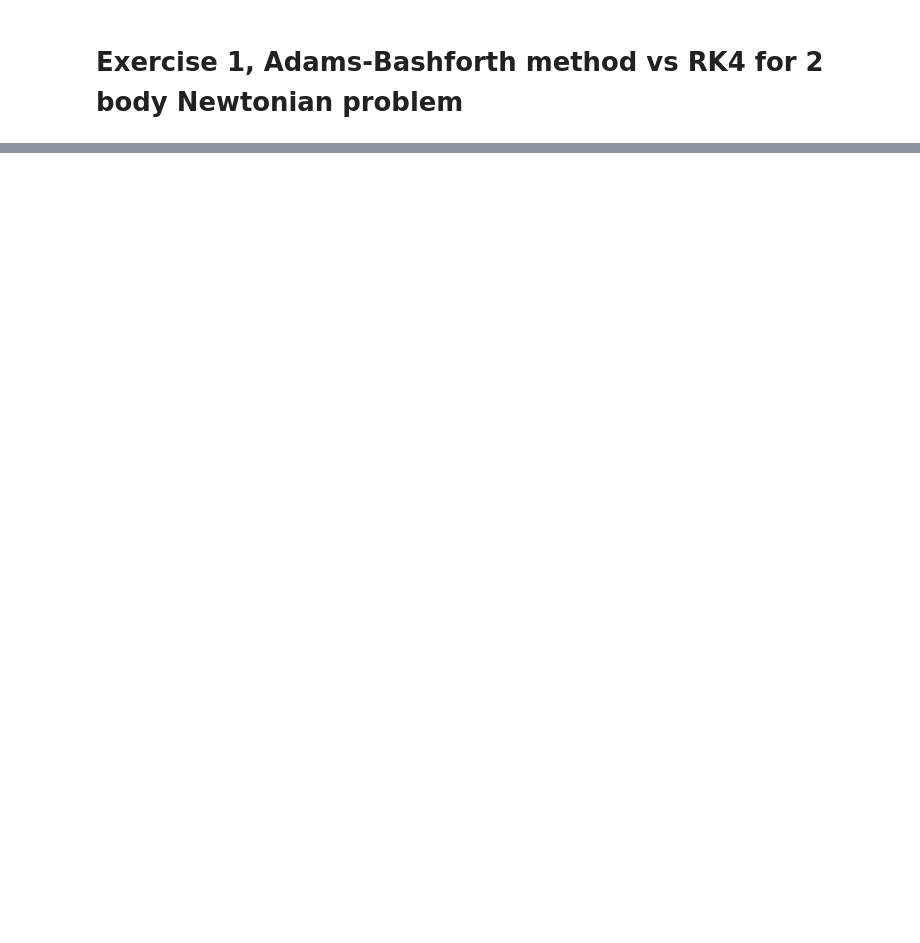
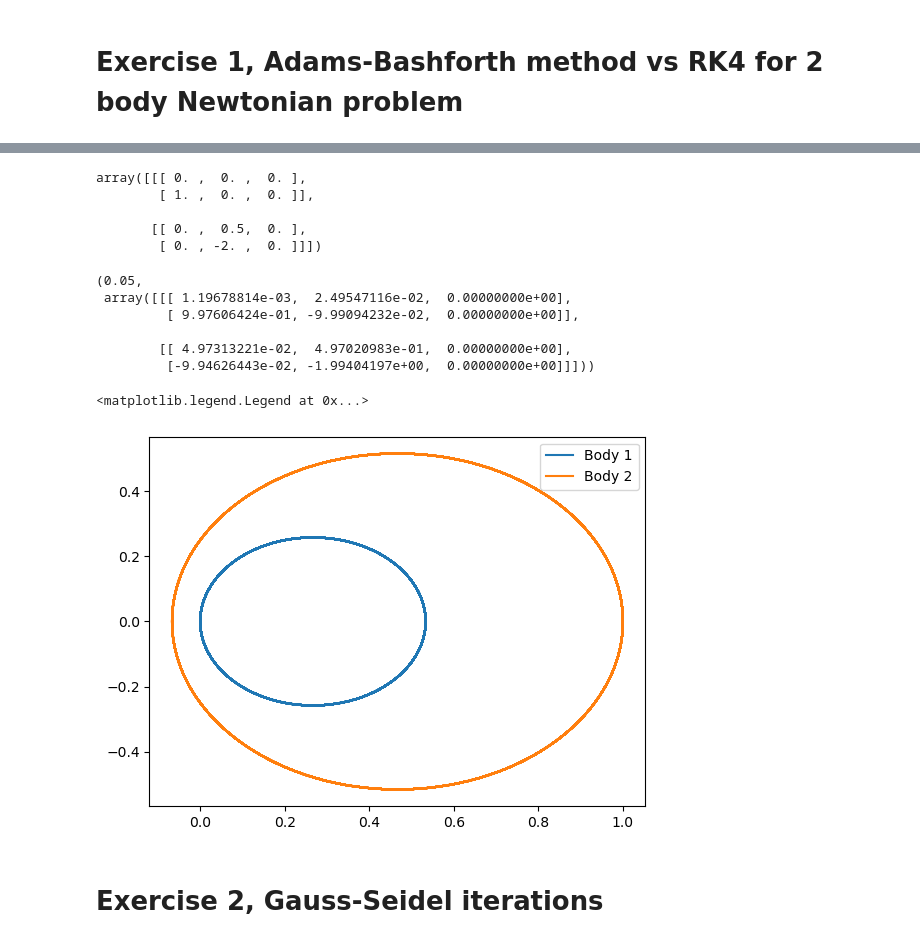
Before and after one commit to askoldvilkha/CompMethods_Astro23, a Jupyter notebook: HW4/hw4_vilkha.ipynb, the cells around one changed output, grey strips where cells are left out. Drawn from its saved outputs; the diff is of its cells as text; code cells hidden in the pictures; blank space fills up the shorter version.

```diff
--- a/HW4/hw4_vilkha.ipynb
+++ b/HW4/hw4_vilkha.ipynb
@@ -42,0 +418,38 @@ def Adams_Bashorth_step(func, t_0: float, y_0: float, h: float, four_step: bool
+# %%
+# define the initial values
+r_0 = np.array([[0, 0, 0], [1, 0, 0]])
+v_0 = np.array([[0, .5, 0], [0, -2, 0]])
+r_v_0 = np.array([r_0, v_0])
+m_array = np.array([2, 1])
+# %%
+r_v_0_fix = [r_v_0]
+r_v_0_fix[0]
+# %% [output]
+array([[[ 0. ,  0. ,  0. ],
+        [ 1. ,  0. ,  0. ]],
+
+       [[ 0. ,  0.5,  0. ],
+        [ 0. , -2. ,  0. ]]])
+# %%
+Adams_Bashforth_step(func = Newton_grav_acceleration_iterative, t_0 = t_0, y_0 = y_0, h = 0.01)
+# %% [output]
+(0.05,
+ array([[[ 1.19678814e-03,  2.49547116e-02,  0.00000000e+00],
+         [ 9.97606424e-01, -9.99094232e-02,  0.00000000e+00]],
+
+        [[ 4.97313221e-02,  4.97020983e-01,  0.00000000e+00],
+         [-9.94626443e-02, -1.99404197e+00,  0.00000000e+00]]]))
+# %%
+# since m_array is a positional argument, we will provide a modified function with a fixed m_array parameter to the integration algorithm
+Newton_grav_acceleration_iterative = lambda t, r_v: Newton_grav_acceleration(m_array, t, r_v)
+t_array_rk4, r_v_array_rk4 = RK4_iterative(func = Newton_grav_acceleration_iterative, bracket = [0, 100], x_0 = 0, y_0 = r_v_0, h = 0.01)
+# %%
+r_array_rk4 = np.transpose(r_v_array_rk4, (1, 2, 3, 0))[0]
+plt.plot(r_array_rk4[0][0], r_array_rk4[0][1], label = 'Body 1')
+plt.plot(r_array_rk4[1][0], r_array_rk4[1][1], label = 'Body 2')
+plt.legend()
+# %% [output]
+<matplotlib.legend.Legend at 0x...>
+[figure, added]
+# %% [markdown]
+# Exercise 2, Gauss-Seidel iterations
```
Also changed, not shown: parts of 18 cells of this notebook.
